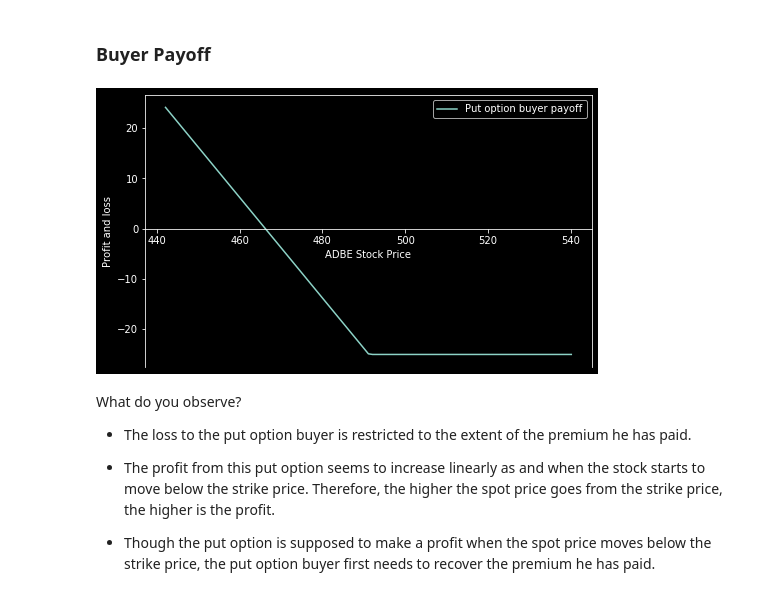
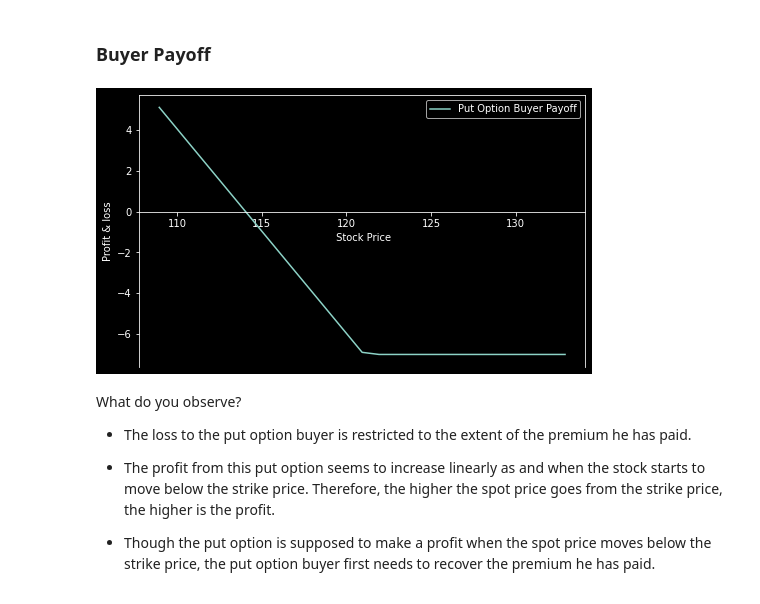
Before and after one commit to Moccazio/Know_Your_Options, a Jupyter notebook: Chapter1-Introduction/1-Historical_Volatility_&_Option_Trading.ipynb, the cells around one changed output. Saved outputs shown, nothing was run; the diff lists cells and outputs as text; code cells hidden in the pictures.

```diff
--- a/Chapter1-Introduction/1-Historical_Volatility_&_Option_Trading.ipynb
+++ b/Chapter1-Introduction/1-Historical_Volatility_&_Option_Trading.ipynb
@@ -71,7 +71,7 @@ Lets take Adobe Inc. (ADBE) as an example
 # %% [markdown]
 ### 1. Computing Historical Volatility
 # %%
-data = Stock(ex, start, end).df
+data = Stock("AAPL", start, end).df
 # %%
 data=data[['Close']]
 data['Log Returns'] = np.log(data['Close']/data['Close'].shift(1))
@@ -119,7 +120,7 @@ spot_price = data.iloc[-1].Close
 
 # Strike price and cost
 strike_price =data.iloc[-1].Close
-premium = 25
+premium = 7
 
 # Stock price range at the expiration of the call
 # We have defined range for the stock price at expiry as +/- 10% from spot price
@@ -174,15 +177,16 @@ The call option seller payoff looks like a mirror image of the call option buyer
 # %%
 payoff_long_put = put_payoff(sT, strike_price, premium)
 # Plot the graph
 fig, ax = plt.subplots(figsize=(8,5))
 ax.spines['bottom'].set_position('zero')
-ax.plot(sT,payoff_long_put,label='Put option buyer payoff')
-plt.xlabel(ex+' Stock Price')
-plt.ylabel('Profit and loss')
+ax.plot(sT,payoff_long_put,label='Put Option Buyer Payoff')
+plt.xlabel(' Stock Price')
+plt.ylabel('Profit & loss')
 plt.legend()
+fig.savefig(('Put Option Buyer Payoff.png'), dpi=300)
 plt.show()
 # %% [output]
-[figure, old version]
+[figure, new version]
 # %% [markdown]
 What do you observe?
 
```
Also changed, not shown: parts of 6 cells of this notebook.
